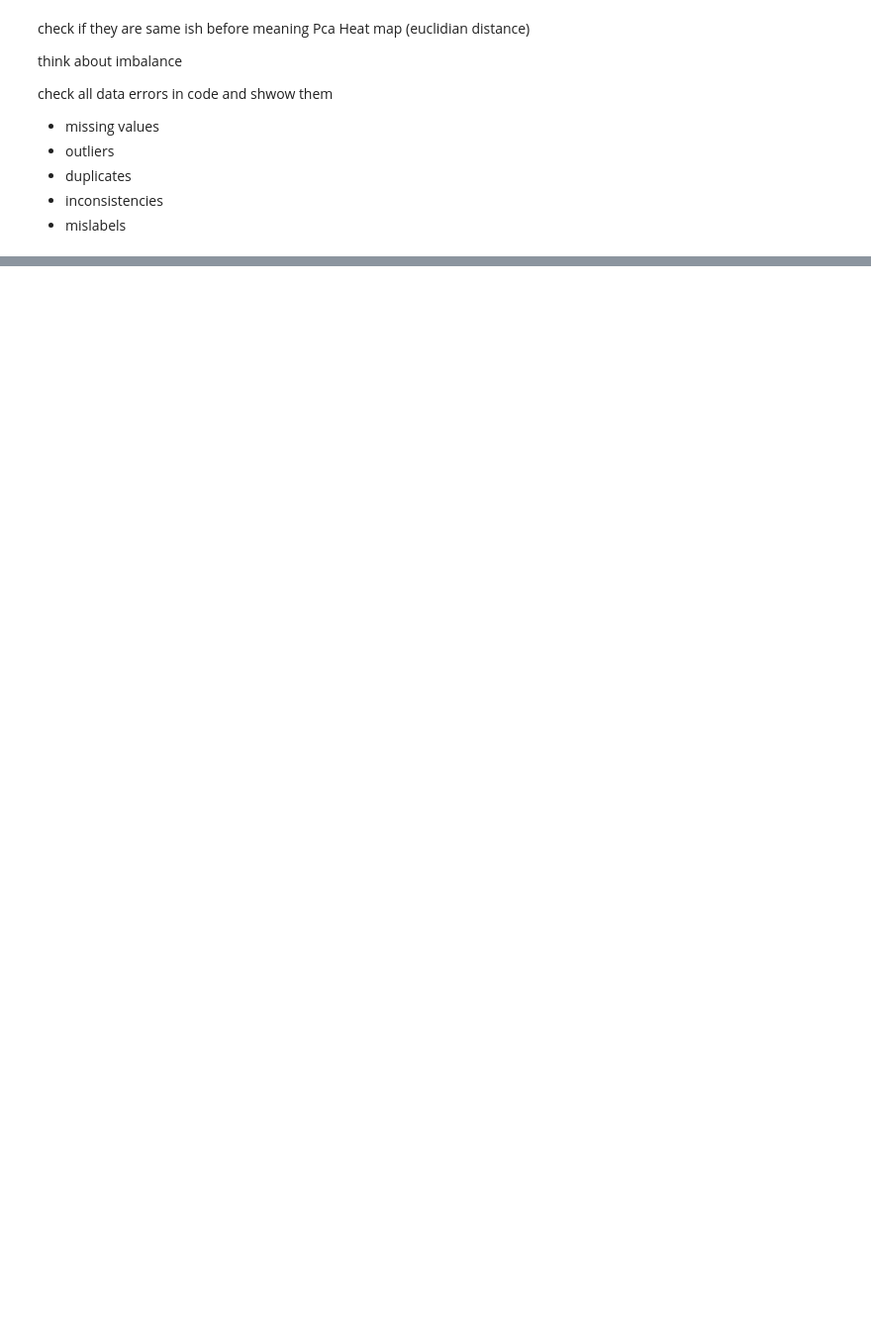
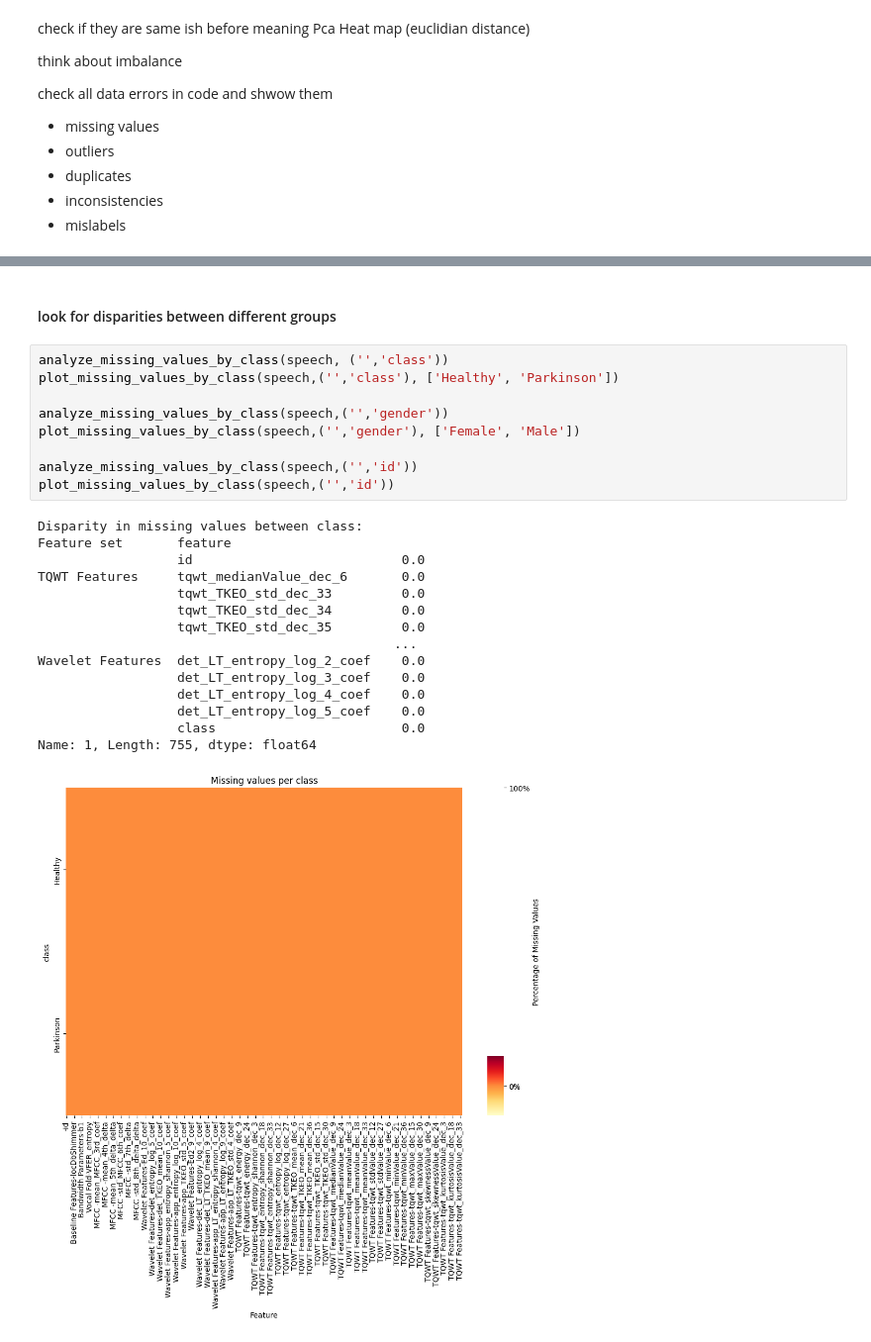
Before and after one commit to Selethe/MSB1015-Scientific-Programming-Project, a Jupyter notebook: test.ipynb, the cells around one changed output, grey strips where cells are left out. Shown at 99% size. Cells and saved outputs as stored; diff of their text form; blank space fills up the shorter version.

```diff
--- a/test.ipynb
+++ b/test.ipynb
@@ -262,0 +298,27 @@ Name: 1, Length: 755, dtype: float64
+# %% [markdown]
+#### look for disparities between different groups
+# %%
+analyze_missing_values_by_class(speech, ('','class'))
+plot_missing_values_by_class(speech,('','class'), ['Healthy', 'Parkinson'])
+
+analyze_missing_values_by_class(speech,('','gender'))
+plot_missing_values_by_class(speech,('','gender'), ['Female', 'Male'])
+
+analyze_missing_values_by_class(speech,('','id'))
+plot_missing_values_by_class(speech,('','id'))
+# %% [output]
+Disparity in missing values between class:
+Feature set       feature
+                  id                           0.0
+TQWT Features     tqwt_medianValue_dec_6       0.0
+                  tqwt_TKEO_std_dec_33         0.0
+                  tqwt_TKEO_std_dec_34         0.0
+                  tqwt_TKEO_std_dec_35         0.0
+                                              ...
+Wavelet Features  det_LT_entropy_log_2_coef    0.0
+                  det_LT_entropy_log_3_coef    0.0
+                  det_LT_entropy_log_4_coef    0.0
+                  det_LT_entropy_log_5_coef    0.0
+                  class                        0.0
+Name: 1, Length: 755, dtype: float64
+[figure, added]
```
Also changed, not shown: parts of 22 cells of this notebook.
